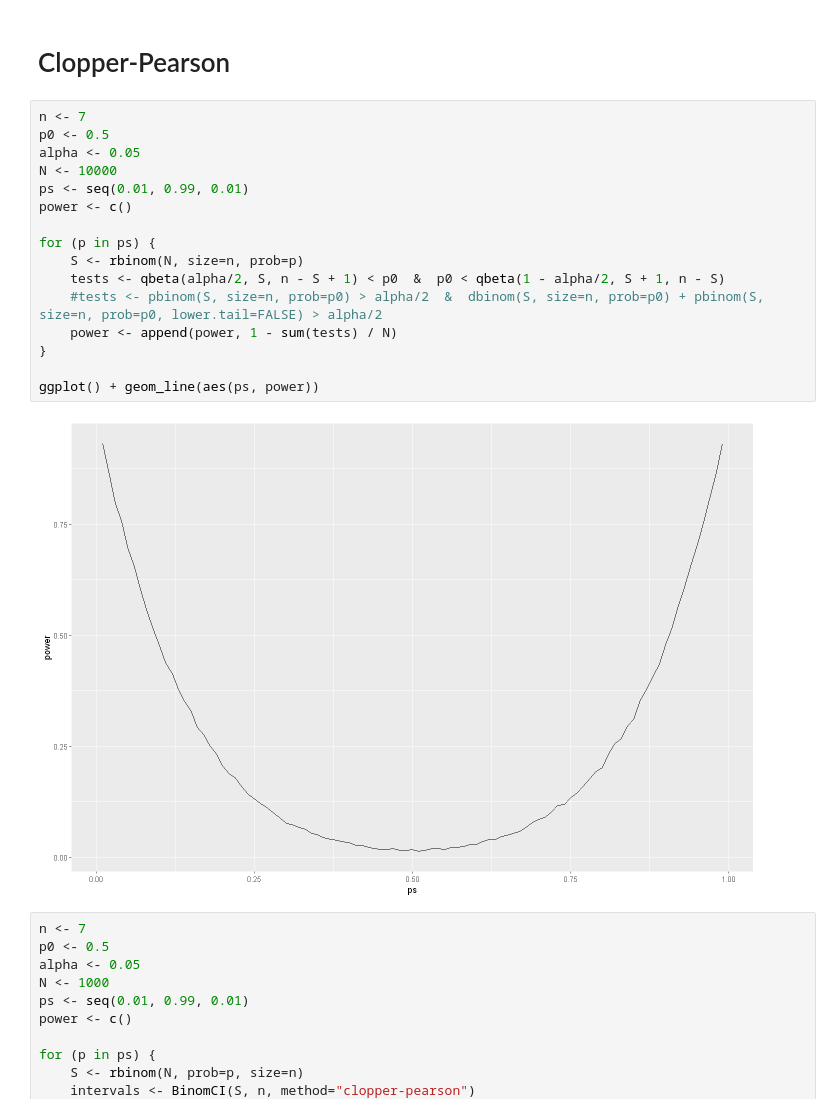
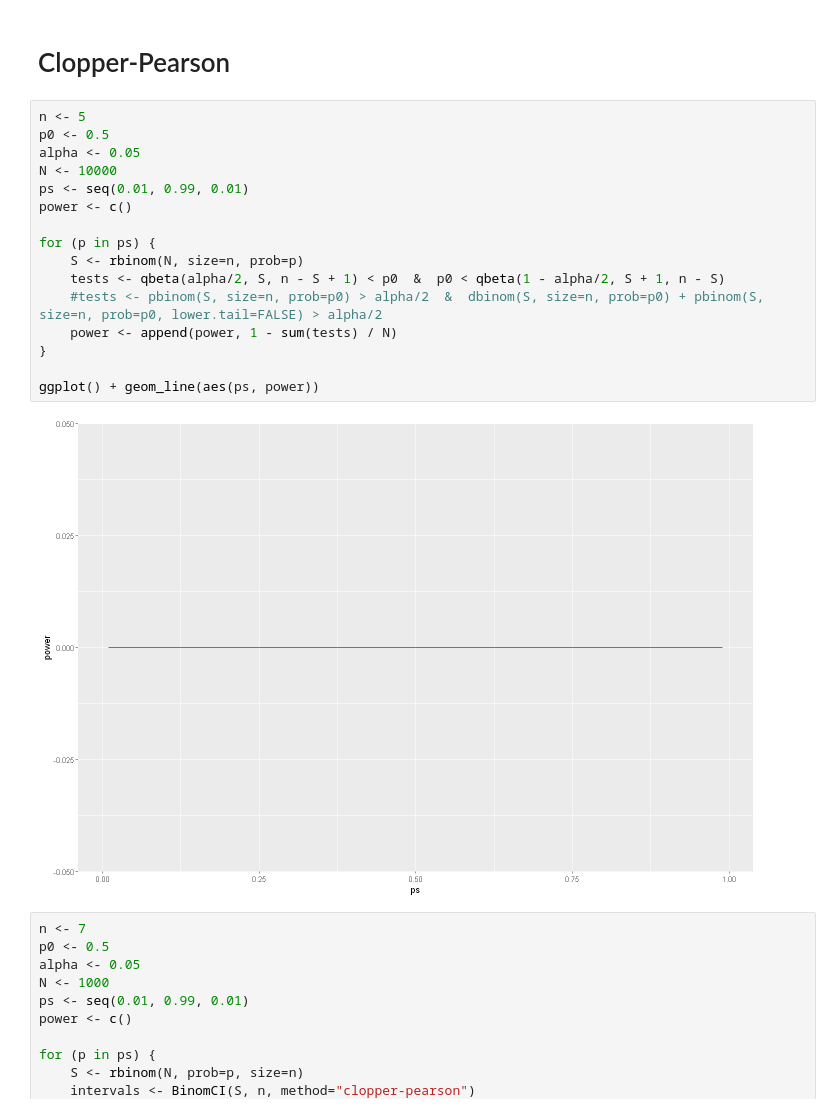
Before and after one commit to mweuro/Sprawozdanie_2_PS, a Jupyter notebook: Malec.ipynb, the cells around one changed output. Cells and saved outputs as stored; diff of their text form.

```diff
--- a/Malec.ipynb
+++ b/Malec.ipynb
@@ -48,23 +48,23 @@ ggplot() + geom_line(aes(ps, power))
 # %% [markdown]
 # Clopper-Pearson
 # %%
-n <- 7
+n <- 5
 p0 <- 0.5
 alpha <- 0.05
 N <- 10000
 ps <- seq(0.01, 0.99, 0.01)
 power <- c()
 
 for (p in ps) {
     S <- rbinom(N, size=n, prob=p)
     tests <- qbeta(alpha/2, S, n - S + 1) < p0  &  p0 < qbeta(1 - alpha/2, S + 1, n - S)
     #tests <- pbinom(S, size=n, prob=p0) > alpha/2  &  dbinom(S, size=n, prob=p0) + pbinom(S, size=n, prob=p0, lower.tail=FALSE) > alpha/2
     power <- append(power, 1 - sum(tests) / N)
 }
 
 ggplot() + geom_line(aes(ps, power))
 # %% [output]
-[figure, old version]
+[figure, new version]
 # %%
 n <- 7
 p0 <- 0.5
```
Also changed, not shown: parts of 6 cells of this notebook, 1 other file.
